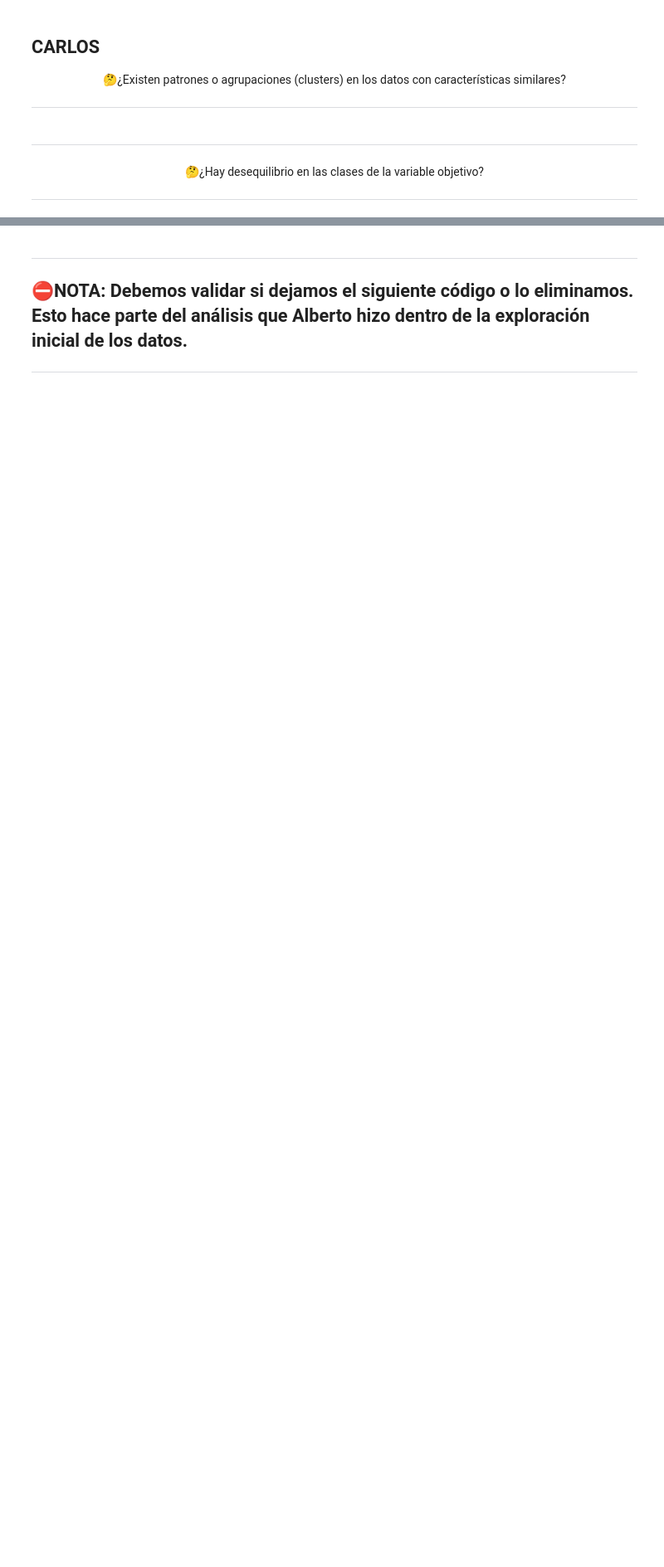
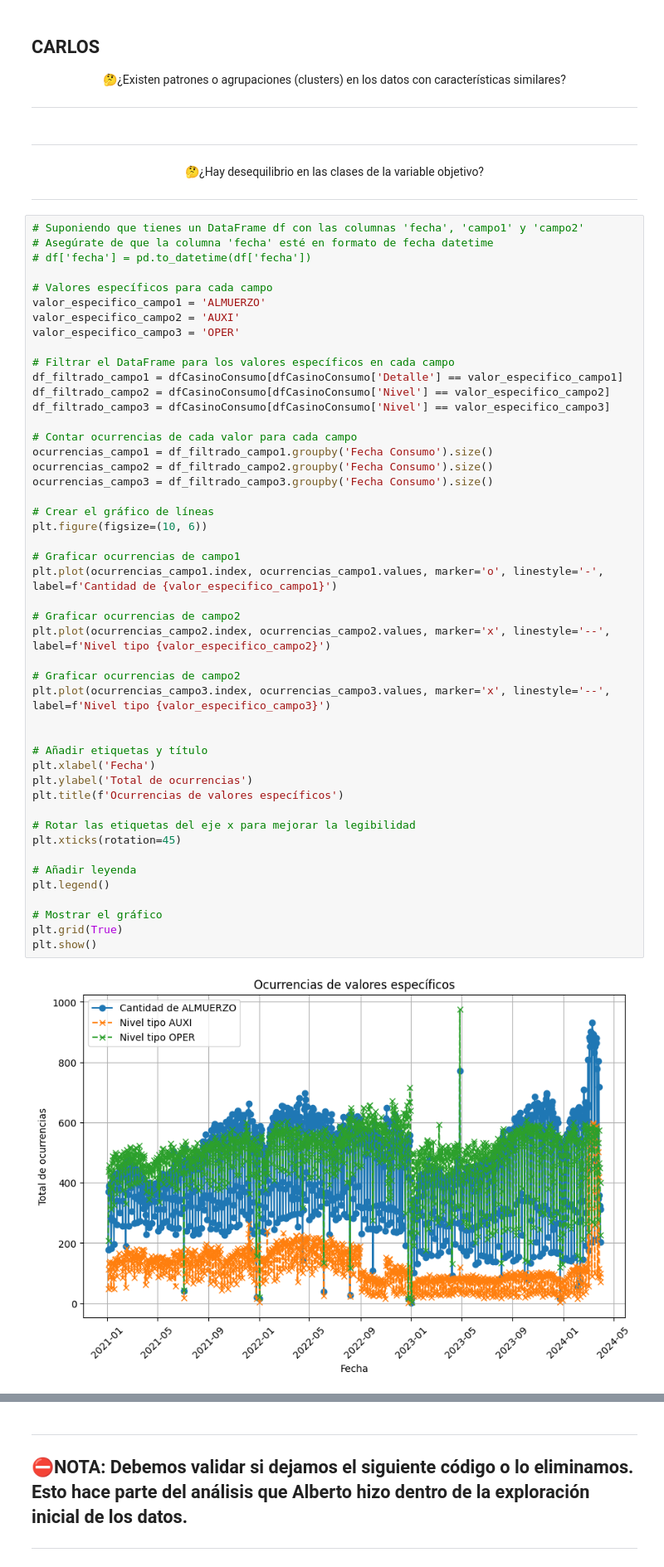
Before and after one commit to A01793509/Equipo_44, a Jupyter notebook: Avance1_44.ipynb, the cells around one changed output, grey strips where cells are left out. Shown at 83% size. Cells and saved outputs as stored; diff of their text form; blank space fills up the shorter version.

```diff
--- a/Avance1_44.ipynb
+++ b/Avance1_44.ipynb
@@ -316,3 +455,52 @@ Esta correlación es **fuertemente negativa**, lo que confirma una tendencia de
 <center> 🤔¿Hay desequilibrio en las clases de la variable objetivo?</center>
 
 ---
+# %%
+# Suponiendo que tienes un DataFrame df con las columnas 'fecha', 'campo1' y 'campo2'
+# Asegúrate de que la columna 'fecha' esté en formato de fecha datetime
+# df['fecha'] = pd.to_datetime(df['fecha'])
+
+# Valores específicos para cada campo
+valor_especifico_campo1 = 'ALMUERZO'
+valor_especifico_campo2 = 'AUXI'
+valor_especifico_campo3 = 'OPER'
+
+# Filtrar el DataFrame para los valores específicos en cada campo
+df_filtrado_campo1 = dfCasinoConsumo[dfCasinoConsumo['Detalle'] == valor_especifico_campo1]
+df_filtrado_campo2 = dfCasinoConsumo[dfCasinoConsumo['Nivel'] == valor_especifico_campo2]
+df_filtrado_campo3 = dfCasinoConsumo[dfCasinoConsumo['Nivel'] == valor_especifico_campo3]
+
+# Contar ocurrencias de cada valor para cada campo
+ocurrencias_campo1 = df_filtrado_campo1.groupby('Fecha Consumo').size()
+ocurrencias_campo2 = df_filtrado_campo2.groupby('Fecha Consumo').size()
+ocurrencias_campo3 = df_filtrado_campo3.groupby('Fecha Consumo').size()
+
+# Crear el gráfico de líneas
+plt.figure(figsize=(10, 6))
+
+# Graficar ocurrencias de campo1
+plt.plot(ocurrencias_campo1.index, ocurrencias_campo1.values, marker='o', linestyle='-', label=f'Cantidad de {valor_especifico_campo1}')
+
+# Graficar ocurrencias de campo2
+plt.plot(ocurrencias_campo2.index, ocurrencias_campo2.values, marker='x', linestyle='--', label=f'Nivel tipo {valor_especifico_campo2}')
+
+# Graficar ocurrencias de campo2
+plt.plot(ocurrencias_campo3.index, ocurrencias_campo3.values, marker='x', linestyle='--', label=f'Nivel tipo {valor_especifico_campo3}')
+
+
+# Añadir etiquetas y título
+plt.xlabel('Fecha')
+plt.ylabel('Total de ocurrencias')
+plt.title(f'Ocurrencias de valores específicos')
+
+# Rotar las etiquetas del eje x para mejorar la legibilidad
+plt.xticks(rotation=45)
+
+# Añadir leyenda
+plt.legend()
+
+# Mostrar el gráfico
+plt.grid(True)
+plt.show()
+# %% [output]
+[figure, added]
```
Also changed, not shown: parts of 13 cells of this notebook.
